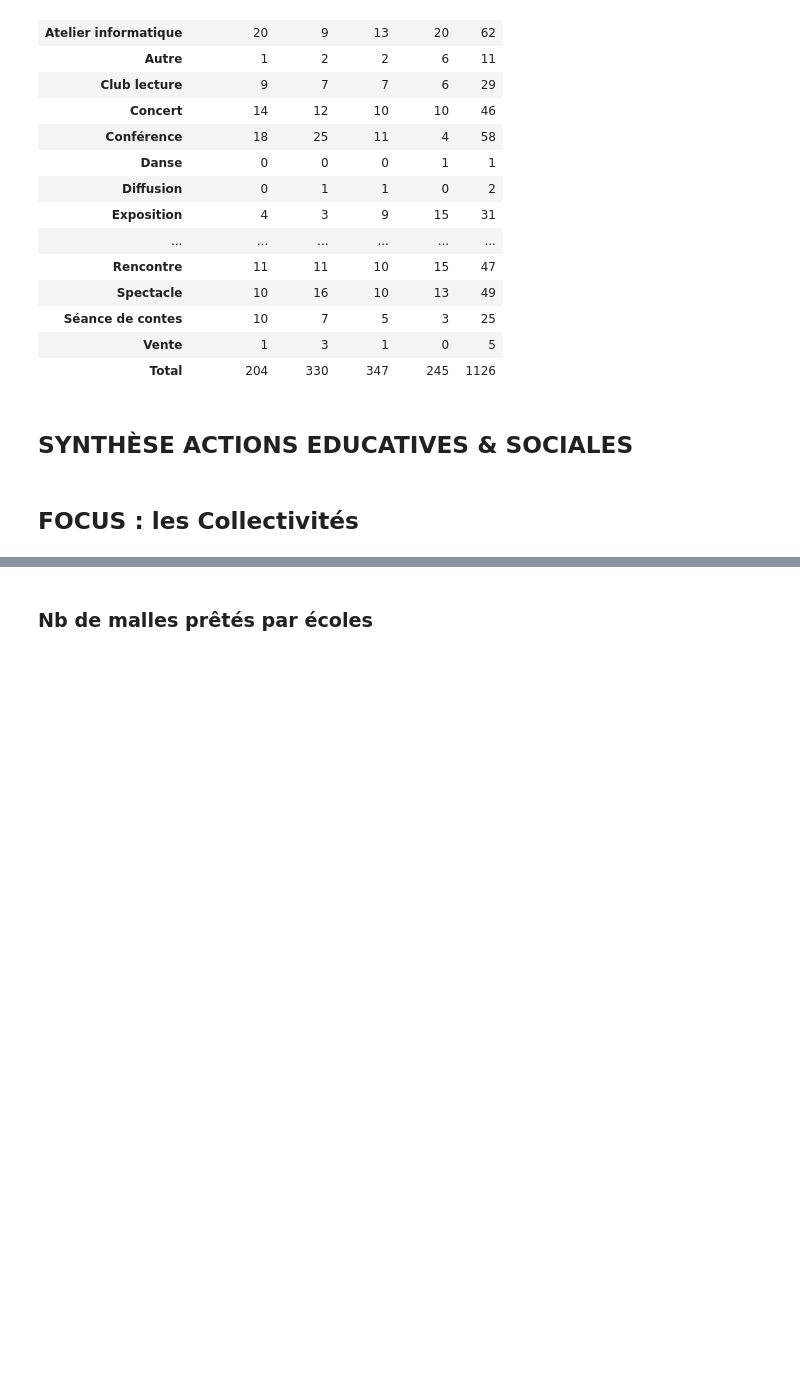
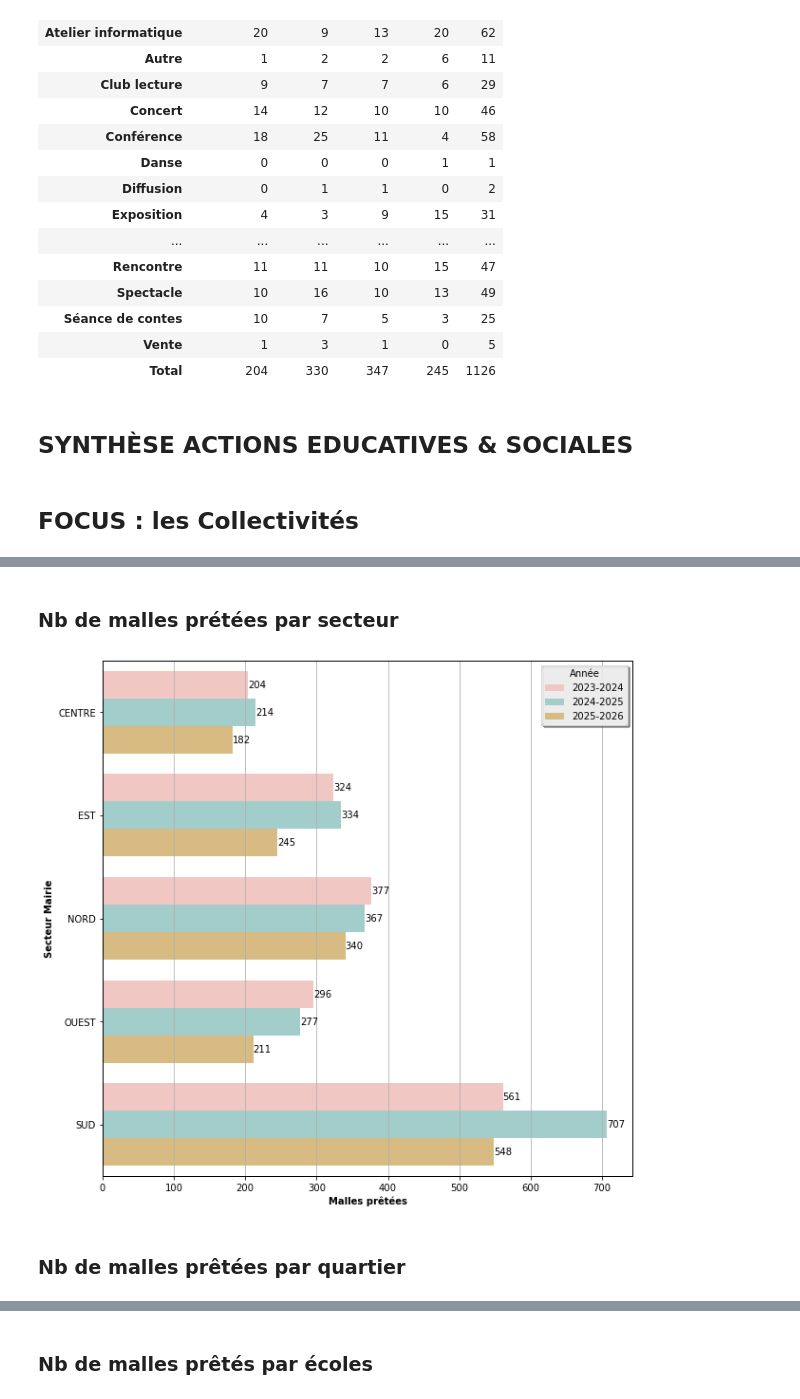
Before and after one commit to medrbx/kibini2, a Jupyter notebook: kibini/notebook_kibini2_med_quels_publics_action_culturelle.ipynb, the cells around one changed output, grey strips where cells are left out. Cells and saved outputs as stored; diff of their text form; code cells hidden in the pictures; blank space fills up the shorter version.

```diff
--- a/kibini/notebook_kibini2_med_quels_publics_action_culturelle.ipynb
+++ b/kibini/notebook_kibini2_med_quels_publics_action_culturelle.ipynb
@@ -133,0 +155,21 @@ Détail Nb de malles envoyées par types de structure :
+# %% [markdown]
+### Nb de malles prétées par secteur
+# %%
+NbDeMallesPretesParSecteur = df.aecs[(df.aecs["index"]=="Laetitia D") &
+        (df.aecs['Type de structure_x']=="Ecole")
+       ].pivot_table(index="Secteur Mairie",
+                     columns="Année scolaire",
+                     values="Code de malle",
+                     aggfunc="count").fillna(0).astype(int)
+# %%
+NbDeMallesPretesParSecteur_cleaned = NbDeMallesPretesParSecteur.reset_index().melt(id_vars="Secteur Mairie", var_name="Année", value_name="Malles prêtées")
+# %%
+plt.figure(figsize=(10,10))
+ax = sns.barplot(data=NbDeMallesPretesParSecteur_cleaned, y="Secteur Mairie", x="Malles prêtées", hue="Année",orient='h')
+
+for i in ax.containers:
+    ax.bar_label(i,)
+# %% [output]
+[figure, added]
+# %% [markdown]
+### Nb de malles prêtées par quartier
```
Also changed, not shown: parts of 25 cells of this notebook, 2 other files.
